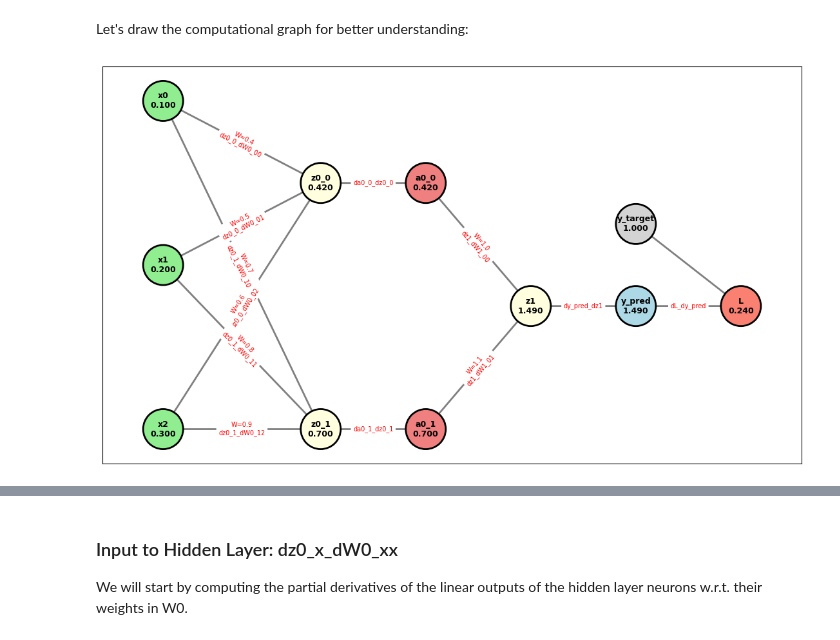
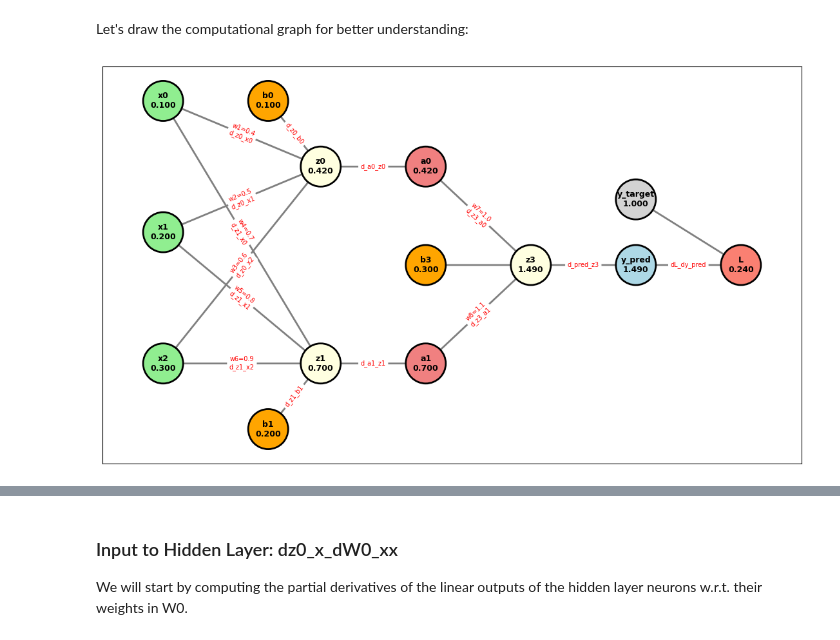
Before and after one commit to sourander/syvaoppiminen, a Jupyter notebook: notebooks/nb/300/312_backpropagation.ipynb, the cells around one changed output, grey strips where cells are left out. Cells and saved outputs as stored; diff of their text form; code cells hidden in the pictures.

```diff
--- a/notebooks/nb/300/312_backpropagation.ipynb
+++ b/notebooks/nb/300/312_backpropagation.ipynb
@@ -102,11 +102,14 @@ nodes = {
     'x0': {'layer': 0, 'pos': (0, 8), 'value': x_vals[0], 'color': 'lightgreen'},
     'x1': {'layer': 0, 'pos': (0, 6), 'value': x_vals[1], 'color': 'lightgreen'},
     'x2': {'layer': 0, 'pos': (0, 4), 'value': x_vals[2], 'color': 'lightgreen'},
-    'z0_0': {'layer': 1, 'pos': (3, 7), 'value': z0_vals[0], 'color': 'lightyellow'},
-    'z0_1': {'layer': 1, 'pos': (3, 4), 'value': z0_vals[1], 'color': 'lightyellow'},
-    'a0_0': {'layer': 2, 'pos': (5, 7), 'value': a0_vals[0], 'color': 'lightcoral'},
-    'a0_1': {'layer': 2, 'pos': (5, 4), 'value': a0_vals[1], 'color': 'lightcoral'},
-    'z1': {'layer': 3, 'pos': (7, 5.5), 'value': z1_val, 'color': 'lightyellow'},
+    'z0': {'layer': 1, 'pos': (3, 7), 'value': z0_vals[0], 'color': 'lightyellow'},
+    'z1': {'layer': 1, 'pos': (3, 4), 'value': z0_vals[1], 'color': 'lightyellow'},
+    'b0': {'layer': 1, 'pos': (2, 8), 'value': b0[0, 0].item(), 'color': 'orange'},
+    'b1': {'layer': 1, 'pos': (2, 3), 'value': b0[1, 0].item(), 'color': 'orange'},
+    'a0': {'layer': 2, 'pos': (5, 7), 'value': a0_vals[0], 'color': 'lightcoral'},
+    'a1': {'layer': 2, 'pos': (5, 4), 'value': a0_vals[1], 'color': 'lightcoral'},
+    'b3': {'layer': 2, 'pos': (5, 5.5), 'value': b1[0, 0].item(), 'color': 'orange'},
+    'z3': {'layer': 3, 'pos': (7, 5.5), 'value': z1_val, 'color': 'lightyellow'},
     'y_pred': {'layer': 4, 'pos': (9, 5.5), 'value': y_pred_val, 'color': 'lightblue'},
     'y_target': {'layer': 4, 'pos': (9, 6.5), 'value': y_target.item(), 'color': 'lightgray'},
     'L': {'layer': 5, 'pos': (11, 5.5), 'value': loss_val, 'color': 'salmon'}
@@ -118,20 +121,25 @@ for node_id, attrs in nodes.items():
 
 edges = [
     # Input to hidden layer
-    ('x0', 'z0_0', {'weight': W0[0, 0].item(), 'grad': 'dz0_0_dW0_00'}), # 0.1
-    ('x1', 'z0_0', {'weight': W0[0, 1].item(), 'grad': 'dz0_0_dW0_01'}), # 0.2
-    ('x2', 'z0_0', {'weight': W0[0, 2].item(), 'grad': 'dz0_0_dW0_02'}), # 0.3
-    ('x0', 'z0_1', {'weight': W0[1, 0].item(), 'grad': 'dz0_1_dW0_10'}), # 0.1
-    ('x1', 'z0_1', {'weight': W0[1, 1].item(), 'grad': 'dz0_1_dW0_11'}), # 0.2
-    ('x2', 'z0_1', {'weight': W0[1, 2].item(), 'grad': 'dz0_1_dW0_12'}), # 0.3
+    ('x0', 'z0', {'name': 'w1', 'weight': W0[0, 0].item(), 'grad': 'd_z0_x0'}), # 0.1
+    ('x1', 'z0', {'name': 'w2', 'weight': W0[0, 1].item(), 'grad': 'd_z0_x1'}), # 0.2
+    ('x2', 'z0', {'name': 'w3', 'weight': W0[0, 2].item(), 'grad': 'd_z0_x2'}), # 0.3
+    ('x0', 'z1', {'name': 'w4', 'weight': W0[1, 0].item(), 'grad': 'd_z1_x0'}), # 0.1
+    ('x1', 'z1', {'name': 'w5', 'weight': W0[1, 1].item(), 'grad': 'd_z1_x1'}), # 0.2
+    ('x2', 'z1', {'name': 'w6', 'weight': W0[1, 2].item(), 'grad': 'd_z1_x2'}), # 0.3
+    # Biases to hidden layer
+    ('b0', 'z0', {'weight': None, 'grad': 'd_z0_b0'}), # 0.1
+    ('b1', 'z1', {'weight': None, 'grad': 'd_z1_b1'}), # 0.2
     # Activation
-    ('z0_0', 'a0_0', {'weight': None, 'grad': 'da0_0_dz0_0'}), # 1 (assuming ReLU active)
-    ('z0_1', 'a0_1', {'weight': None, 'grad': 'da0_1_dz0_1'}), # 1 (assuming ReLU active)
+    ('z0', 'a0', {'weight': None, 'grad': 'd_a0_z0'}), # 1 (assuming ReLU active)
+    ('z1', 'a1', {'weight': None, 'grad': 'd_a1_z1'}), # 1 (assuming ReLU active)
     # Hidden to output
-    ('a0_0', 'z1', {'weight': W1[0, 0].item(), 'grad': 'dz1_dW1_00'}), # 0.42
-    ('a0_1', 'z1', {'weight': W1[0, 1].item(), 'grad': 'dz1_dW1_01'}), # 0.7
+    ('a0', 'z3', {'name': 'w7', 'weight': W1[0, 0].item(), 'grad': 'd_z3_a0'}), # 0.42
+    ('a1', 'z3', {'name': 'w8', 'weight': W1[0, 1].item(), 'grad': 'd_z3_a1'}), # 0.7
+    # Bias to output
+    ('b3', 'z3', {'weight': None, 'grad': ''}), #
     # Output to prediction
-    ('z1', 'y_pred', {'weight': None, 'grad': 'dy_pred_dz1'}), # 1
+    ('z3', 'y_pred', {'weight': None, 'grad': 'd_pred_z3'}), # 1
     # Target to loss
     ('y_target', 'L', {'weight': None, 'grad': ''}), # Not needed
     # Prediction to loss
@@ -142,7 +150,7 @@ G.add_edges_from([(u, v, _) for u, v, _ in edges])
 
 # Prepare positions and labels
 pos = {node: attrs['pos'] for node, attrs in nodes.items()}
-node_colors = [attrs['color'] for node, attrs in nodes.items()]
+node_colors = [attrs['color'] for _, attrs in nodes.items()]
 
 # Create labels with values
 labels = {}
@@ -152,35 +160,35 @@ for node, attrs in nodes.items():
     else:
         labels[node] = node
 
 # Draw the graph
 fig, ax = plt.subplots(figsize=(14, 8))
 
 # Draw nodes
 nx.draw_networkx_nodes(G, pos, node_color=node_colors,
                        node_size=2000, node_shape='o',
                        edgecolors='black', linewidths=2, ax=ax)
 
 # Draw edges
 nx.draw_networkx_edges(G, pos, arrows=True, arrowsize=20,
                        edge_color='gray', width=2, ax=ax)
 
 # Draw labels
 nx.draw_networkx_labels(G, pos, labels, font_size=9, font_weight='bold', ax=ax)
 
 # Draw edge labels (weights and gradients)
 edge_labels = {}
 for u, v, d in edges:
     if d['weight'] is not None:
-        edge_labels[(u, v)] = f"W={d['weight']:.1f}\n{d['grad']}"
+        edge_labels[(u, v)] = f"{d['name']}={d['weight']:.1f}\n{d['grad']}"
     else:
         edge_labels[(u, v)] = d['grad']
 
 nx.draw_networkx_edge_labels(G, pos, edge_labels, font_size=7,
                              font_color='red', ax=ax)
 
 plt.show()
 # %% [output]
-[figure, old version]
+[figure, new version]
 # %% [markdown]
 ## Step by step replication of forward and backward pass calculations
 
```
Also changed, not shown: parts of 7 cells of this notebook, 1 other file.
